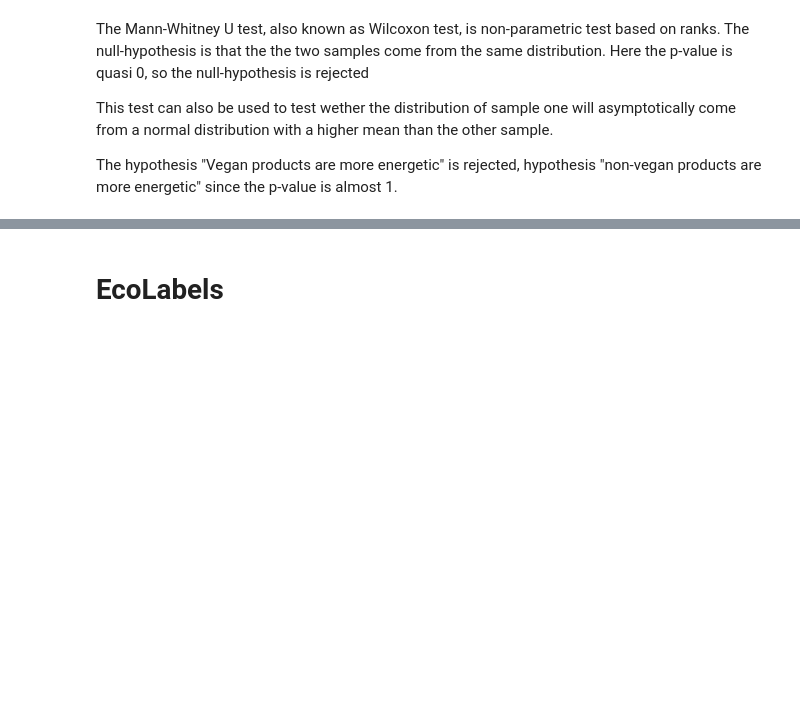
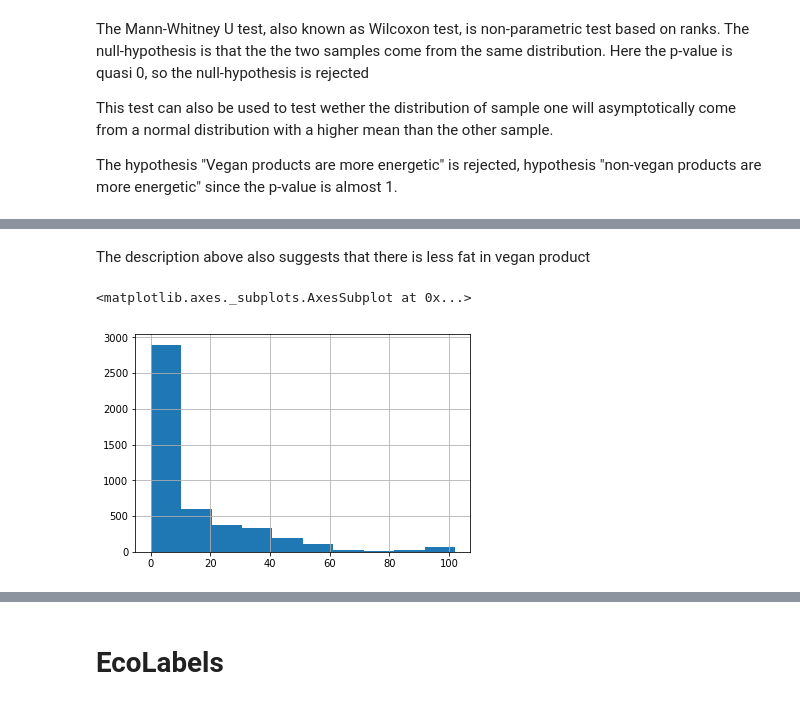
Before and after one commit to lanzrein/ada_project, a Jupyter notebook: Milestone2.ipynb, the cells around one changed output, grey strips where cells are left out. Saved outputs shown, nothing was run; the diff lists cells and outputs as text; code cells hidden in the pictures; blank space fills up the shorter version.

Commit message:
correct a small bug on data index and added fat data for vegan products

```diff
--- a/Milestone2.ipynb
+++ b/Milestone2.ipynb
@@ -59,6 +59,7 @@ SpearmanrResult(correlation=0.11789138476826279, pvalue=0.0)
 SpearmanrResult(correlation=0.3325211853717805, pvalue=0.0)
 # %%
 # Let us examine the origin of the articles.
+data.set_index('code',inplace=True)
 origin_cnt = data[["origins"]]
 flatmap = origin_cnt["origins"].str.split(',').apply(pd.Series).unstack().dropna().to_frame()
 
@@ -72,6 +73,7 @@ top_ten.plot.bar(color='b')
 flatmap_all = flatmap # to be used later.
 plt.title("Article counts by country")
 plt.show()
+data.reset_index(inplace=True)
 # %% [output]
 [figure]
 # %% [markdown]
@@ -657,0 +701,7 @@ The hypothesis "Vegan products are more energetic" is rejected, hypothesis "non-
+# %% [markdown]
+The description above also suggests that there is less fat in vegan product
+# %%
+vegan_data['fat_100g'].dropna().hist()
+# %% [output]
+<matplotlib.axes._subplots.AxesSubplot at 0x...>
+[figure, added]
```
Also changed, not shown: parts of 18 cells of this notebook.
